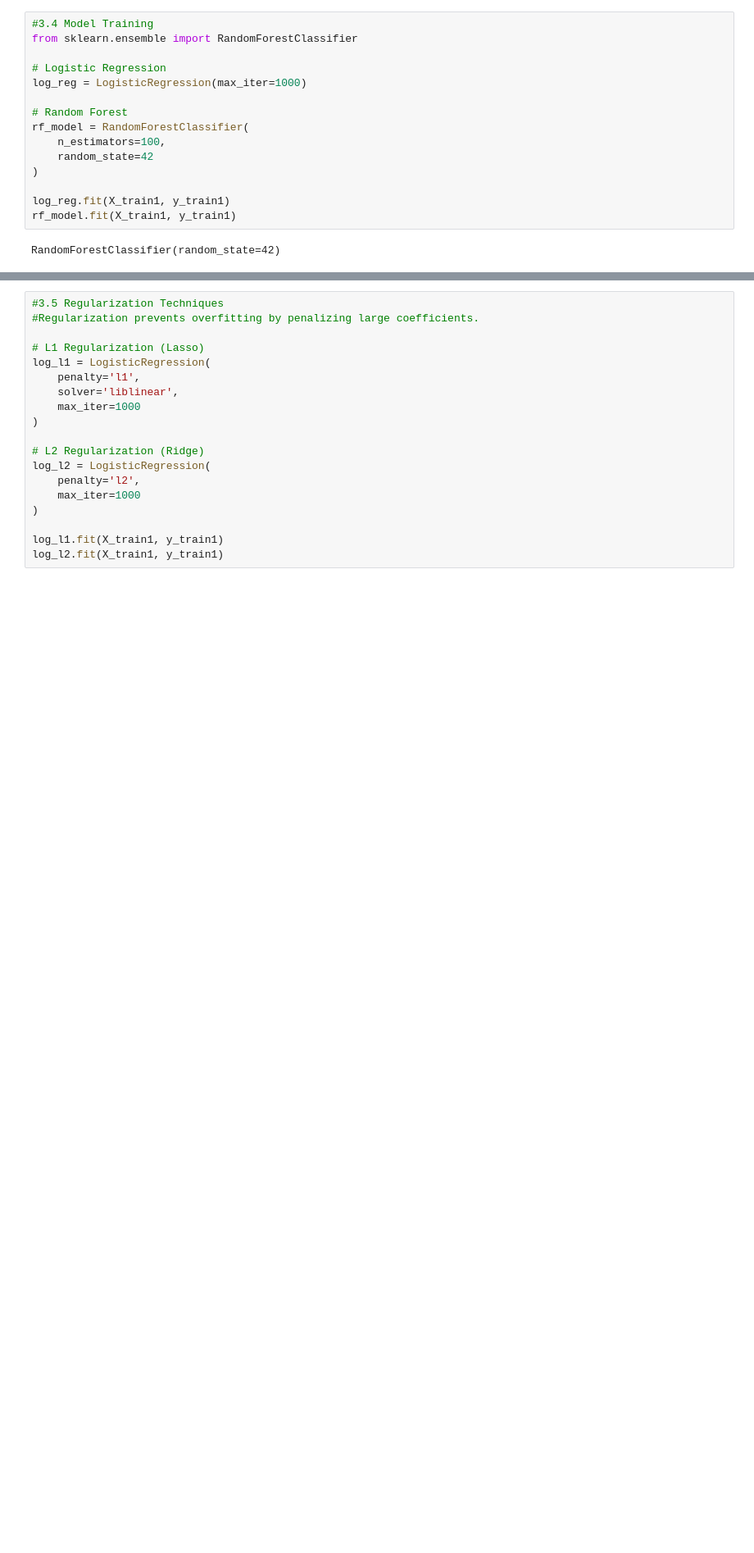
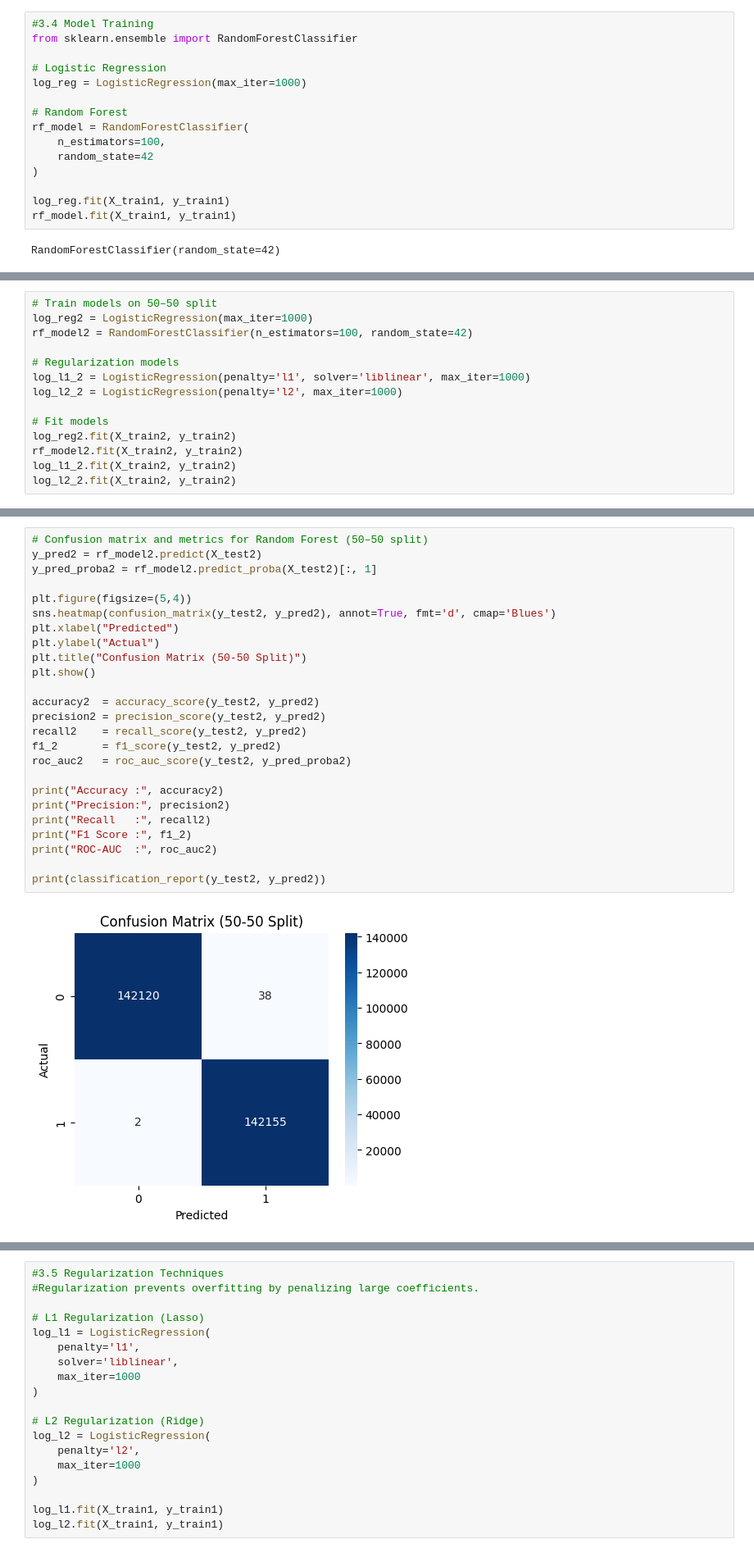
Before and after one commit to rajudb93/DataScience_AI-ML_IIT-Delhi_CertificationProgram, a Jupyter notebook: Group2_creditcard.ipynb, the cells around one changed output, grey strips where cells are left out. Shown at 82% size. Drawn from its saved outputs; the diff is of its cells as text; blank space fills up the shorter version.

```diff
--- a/Group2_creditcard.ipynb
+++ b/Group2_creditcard.ipynb
@@ -489,0 +493,14 @@ RandomForestClassifier(random_state=42)
+# %%
+# Train models on 50–50 split
+log_reg2 = LogisticRegression(max_iter=1000)
+rf_model2 = RandomForestClassifier(n_estimators=100, random_state=42)
+
+# Regularization models
+log_l1_2 = LogisticRegression(penalty='l1', solver='liblinear', max_iter=1000)
+log_l2_2 = LogisticRegression(penalty='l2', max_iter=1000)
+
+# Fit models
+log_reg2.fit(X_train2, y_train2)
+rf_model2.fit(X_train2, y_train2)
+log_l1_2.fit(X_train2, y_train2)
+log_l2_2.fit(X_train2, y_train2)
@@ -489,0 +539,27 @@ RandomForestClassifier(random_state=42)
+# %%
+# Confusion matrix and metrics for Random Forest (50–50 split)
+y_pred2 = rf_model2.predict(X_test2)
+y_pred_proba2 = rf_model2.predict_proba(X_test2)[:, 1]
+
+plt.figure(figsize=(5,4))
+sns.heatmap(confusion_matrix(y_test2, y_pred2), annot=True, fmt='d', cmap='Blues')
+plt.xlabel("Predicted")
+plt.ylabel("Actual")
+plt.title("Confusion Matrix (50-50 Split)")
+plt.show()
+
+accuracy2  = accuracy_score(y_test2, y_pred2)
+precision2 = precision_score(y_test2, y_pred2)
+recall2    = recall_score(y_test2, y_pred2)
+f1_2       = f1_score(y_test2, y_pred2)
+roc_auc2   = roc_auc_score(y_test2, y_pred_proba2)
+
+print("Accuracy :", accuracy2)
+print("Precision:", precision2)
+print("Recall   :", recall2)
+print("F1 Score :", f1_2)
+print("ROC-AUC  :", roc_auc2)
+
+print(classification_report(y_test2, y_pred2))
+# %% [output]
+[figure, added]
```
Also changed, not shown: parts of 15 cells of this notebook, 7 other files.
